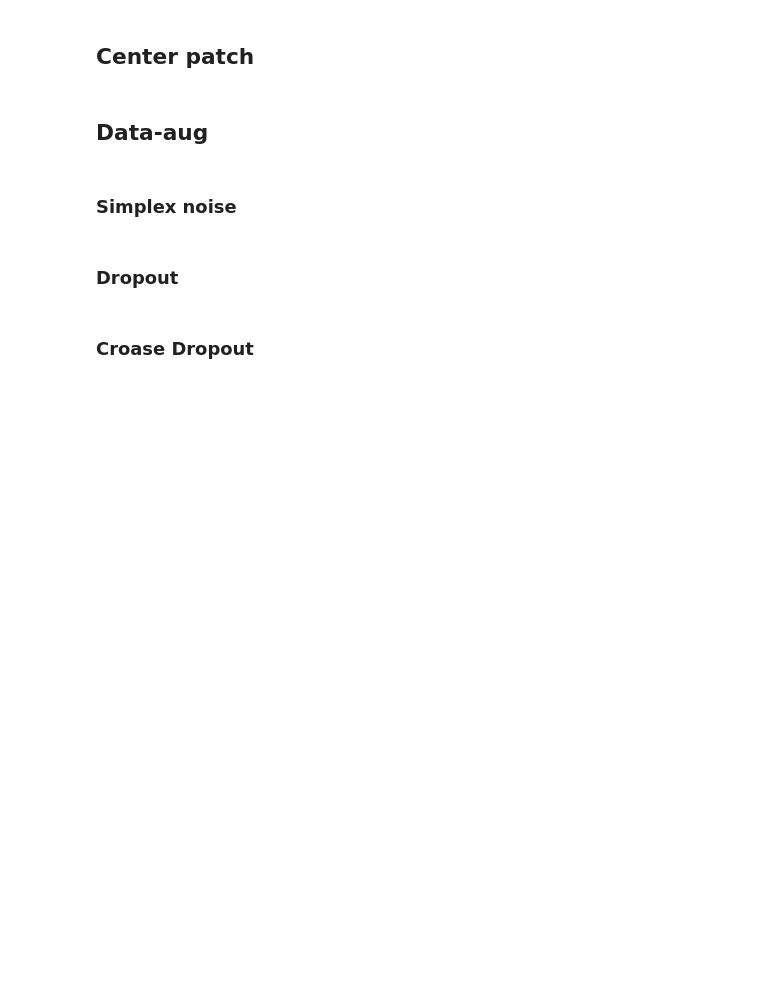
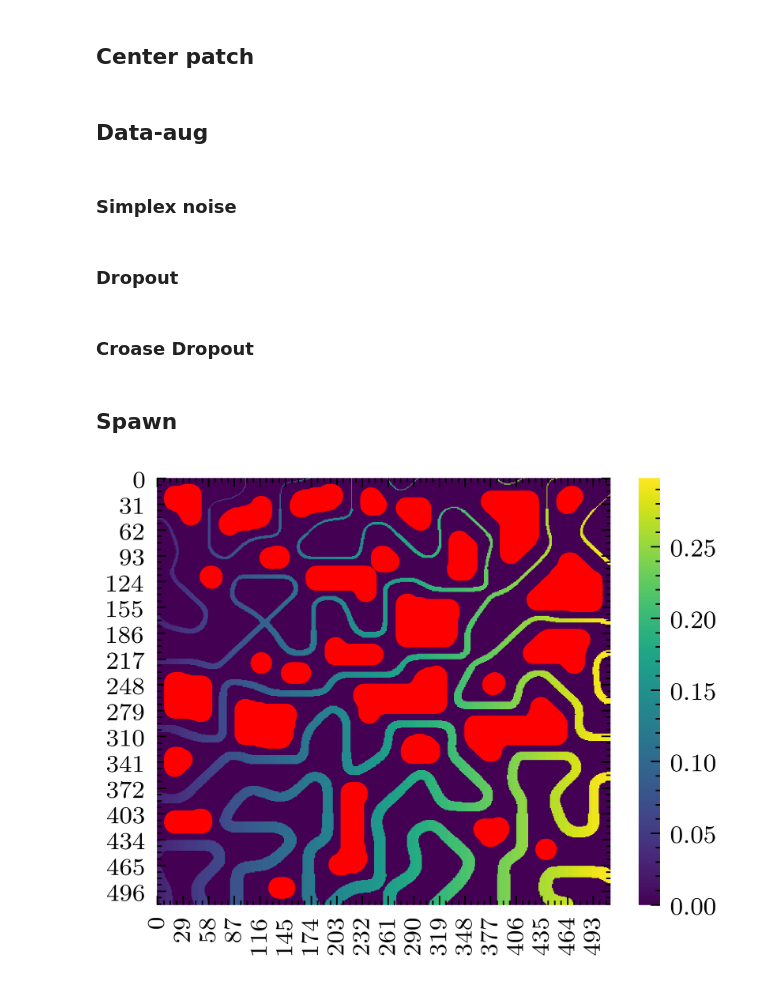
Before and after one commit to FrancescoSaverioZuppichini/Master-Thesis, a Jupyter notebook: core/thesis_picture.ipynb, the cells around one changed output. Cells and saved outputs as stored; diff of their text form; code cells hidden in the pictures; blank space fills up the shorter version.

Commit message:
chapter 3
- flat ground strategy
- resnet table

```diff
--- a/core/thesis_picture.ipynb
+++ b/core/thesis_picture.ipynb
@@ -232,3 +232,7 @@ fig = x.plot2d()
 # x.plot3d()
 
 figsave(fig, out_dir + '/2d/ramp-aug.png')
+# %% [markdown]
+## Spawn
+# %%
+out_dir = '/home/francesco/Documents/Master-Thesis/papers/Thesis/img/3/spawn/'
@@ -234,0 +241,8 @@ figsave(fig, out_dir + '/2d/ramp-aug.png')
+# %%
+spawn_strat = FlatGroundSpawnStrategy('./maps/train/bars1.png')
+# %%
+flat_pos = spawn_strat.find_spawn_points(40)
+fig = spawn_strat.show_spawn_pos(flat_pos)
+figsave(fig, out_dir + '/flat-spawn-10.png')
+# %% [output]
+[figure, added]
```
Also changed, not shown: parts of 4 cells of this notebook, 6 other files.
